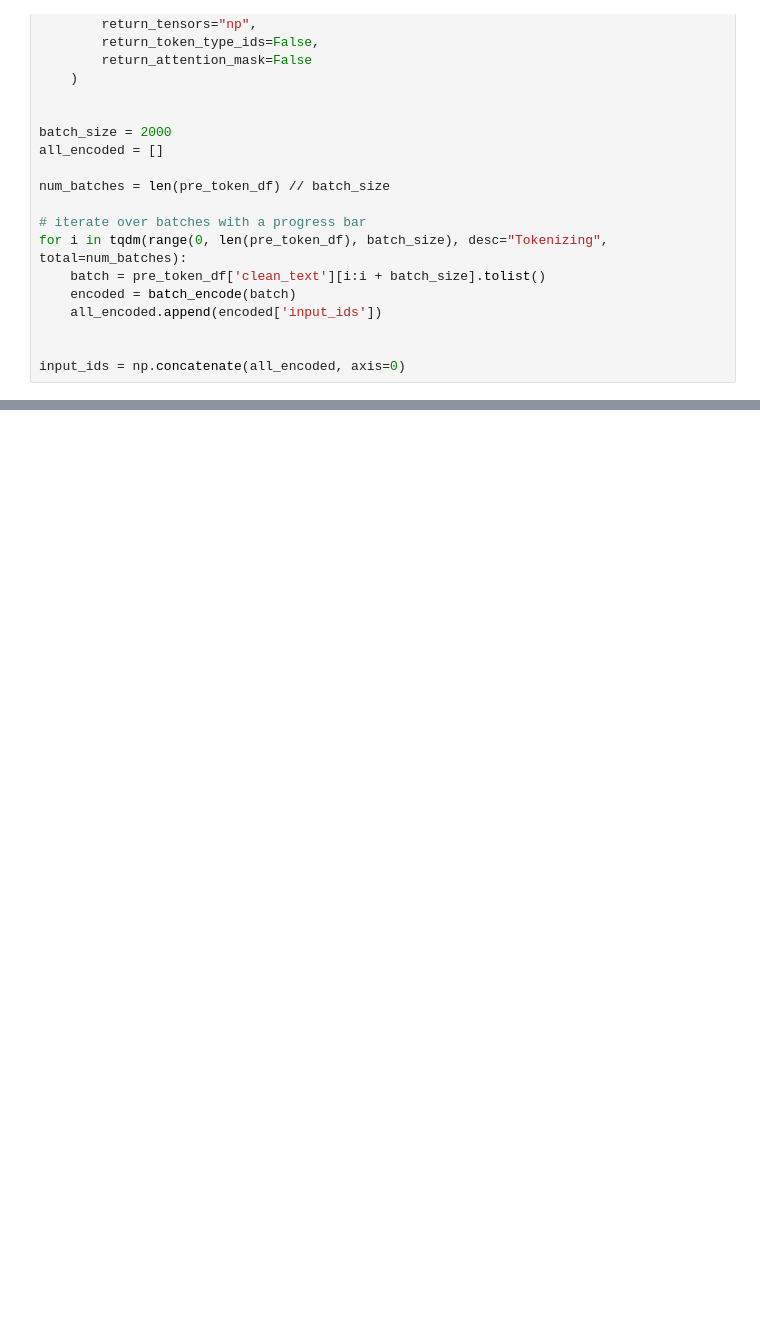
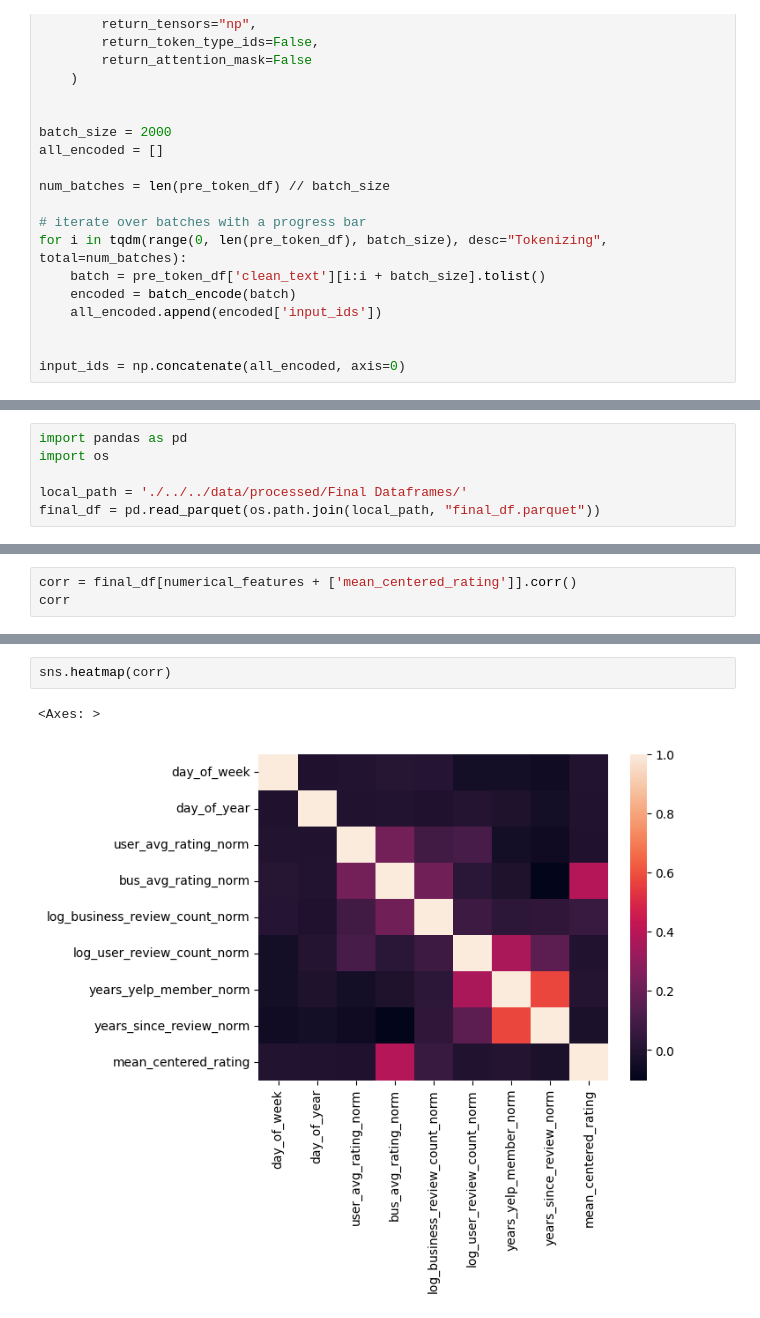
Before and after one commit to TeddyBytes/ML-Projects, a Jupyter notebook: Business Recommendation System/src/data/make_dataset.ipynb, the cells around one changed output, grey strips where cells are left out. Cells and saved outputs as stored; diff of their text form; blank space fills up the shorter version.

```diff
--- a/Business Recommendation System/src/data/make_dataset.ipynb
+++ b/Business Recommendation System/src/data/make_dataset.ipynb
@@ -186 +195,7 @@ final_df.to_parquet(os.path.join(local_path, "final_df.parquet"))
+# %%
+import pandas as pd
+import os
+
+local_path = './../../data/processed/Final Dataframes/'
+final_df = pd.read_parquet(os.path.join(local_path, "final_df.parquet"))
 # %%
@@ -220,0 +233,3 @@ Silhouette Scores: (np.float64(0.5734312266643972), np.float64(0.679650422087662
+# %%
+corr = final_df[numerical_features + ['mean_centered_rating']].corr()
+corr
@@ -220,0 +247,5 @@ Silhouette Scores: (np.float64(0.5734312266643972), np.float64(0.679650422087662
+# %%
+sns.heatmap(corr)
+# %% [output]
+<Axes: >
+[figure, added]
```
Also changed, not shown: parts of 17 cells of this notebook, 56 other files.
